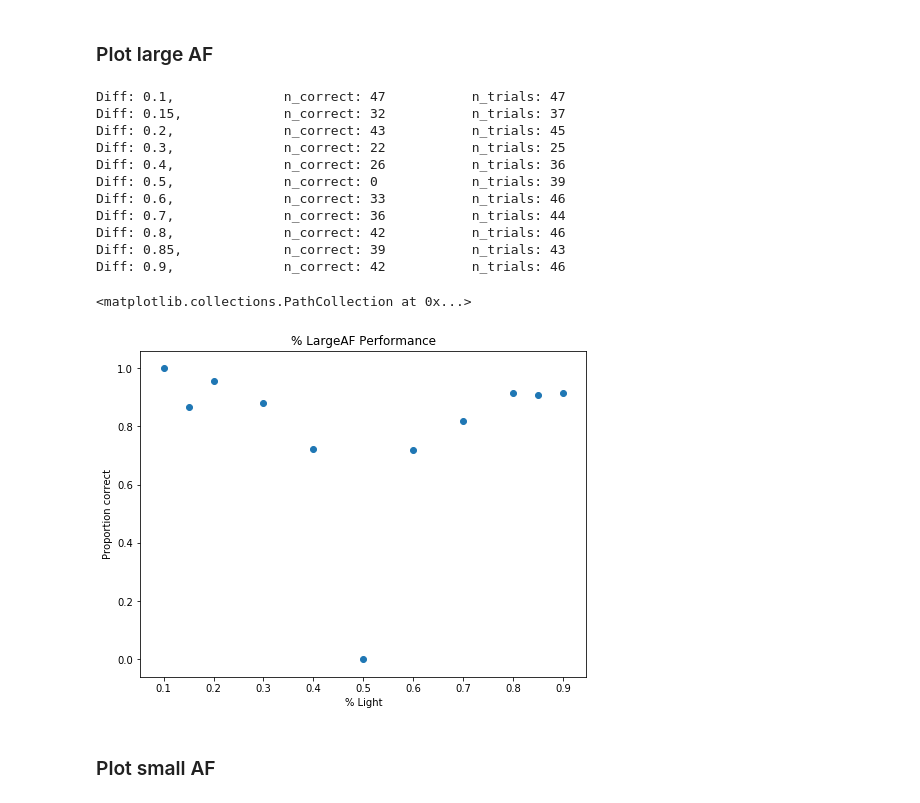
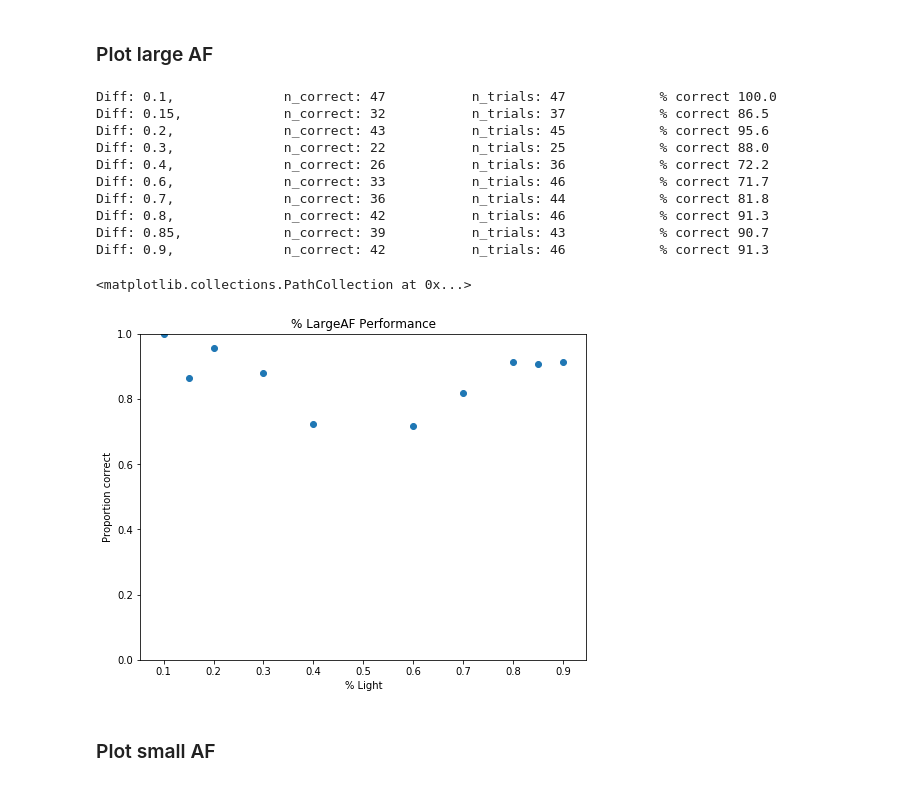
Before and after one commit to sumiyaabdi/PRF_Experiment_Checkers, a Jupyter notebook: Experiment/analysis/analysis.ipynb, the cells around one changed output. Cells and saved outputs as stored; diff of their text form; code cells hidden in the pictures.

```diff
--- a/Experiment/analysis/analysis.ipynb
+++ b/Experiment/analysis/analysis.ipynb
@@ -106,44 +106,46 @@ Plot response light v.s. proportion light. Should increase together
 ### Plot large AF
 # %%
 df_l = df[(df.run == '3') | (df.run == '5')]
-df_l =  df.dropna(subset=['correct_l']) # drop where color balance = 0.5
+df_l =  df_l.dropna(subset=['correct_l']) # drop where color balance = 0.5
 difficulties_l = sorted(df_l.color_balance.unique())
 n_correct_l = []
 n_trials_l = []
+resp_light_l = []
 
 for diff in difficulties_l:
     print(f'Diff: {diff},  \
     \tn_correct: {len(df_l[(df_l.color_balance == diff) & (df_l.correct_l == 1)])} \
-    \tn_trials: {len(df_l[df_l.color_balance == diff])}')
+    \tn_trials: {len(df_l[df_l.color_balance == diff])} \
+    \t% correct {100*len(df_l[(df_l.color_balance == diff) & (df_l.correct_l == 1)])/len(df_l[df_l.color_balance == diff]):.1f}')
     n_correct_l.append(len(df_l[(df_l.color_balance == diff) & (df_l.correct_l == 1)]))
     n_trials_l.append(len(df_l[df_l.color_balance == diff]))
 #     print(f'% Light: {diff}, \t% Response Light {round(len(df[(df.color_balance == diff) & (df.response == "right")]) / len(df[df.color_balance == diff]) *100,1)}')
-#     proportions.append(len(df[(df.color_balance == diff) & (df.response == "right")]) / len(df[df.color_balance == diff]) *100)
+    resp_light_l.append(len(df[(df.color_balance == diff) & (df.response == "right")]) / len(df[df.color_balance == diff]) *100)
 
 proportions_l = np.array(n_correct_l) / np.array(n_trials_l)
 
 largeAFx, largeAFy = abs(np.array(difficulties_l)-0.5), proportions_l
 
 fig, axs = plt.subplots(1,1, figsize=(8,6))
 
 axs.set_title('% LargeAF Performance')
 axs.set_ylabel('Proportion correct')
+axs.set_ylim(0,1)
 axs.set_xlabel('% Light')
 axs.scatter(difficulties_l,proportions_l)
 # %% [output]
-Diff: 0.1,              n_correct: 47           n_trials: 47
-Diff: 0.15,             n_correct: 32           n_trials: 37
-Diff: 0.2,              n_correct: 43           n_trials: 45
-Diff: 0.3,              n_correct: 22           n_trials: 25
-Diff: 0.4,              n_correct: 26           n_trials: 36
-Diff: 0.5,              n_correct: 0            n_trials: 39
-Diff: 0.6,              n_correct: 33           n_trials: 46
-Diff: 0.7,              n_correct: 36           n_trials: 44
-Diff: 0.8,              n_correct: 42           n_trials: 46
-Diff: 0.85,             n_correct: 39           n_trials: 43
-Diff: 0.9,              n_correct: 42           n_trials: 46
+Diff: 0.1,              n_correct: 47           n_trials: 47            % correct 100.0
+Diff: 0.15,             n_correct: 32           n_trials: 37            % correct 86.5
+Diff: 0.2,              n_correct: 43           n_trials: 45            % correct 95.6
+Diff: 0.3,              n_correct: 22           n_trials: 25            % correct 88.0
+Diff: 0.4,              n_correct: 26           n_trials: 36            % correct 72.2
+Diff: 0.6,              n_correct: 33           n_trials: 46            % correct 71.7
+Diff: 0.7,              n_correct: 36           n_trials: 44            % correct 81.8
+Diff: 0.8,              n_correct: 42           n_trials: 46            % correct 91.3
+Diff: 0.85,             n_correct: 39           n_trials: 43            % correct 90.7
+Diff: 0.9,              n_correct: 42           n_trials: 46            % correct 91.3
 <matplotlib.collections.PathCollection at 0x...>
-[figure, old version]
+[figure, new version]
 # %% [markdown]
 ### Plot small AF
 # %%
```
Also changed, not shown: parts of 3 cells of this notebook.
